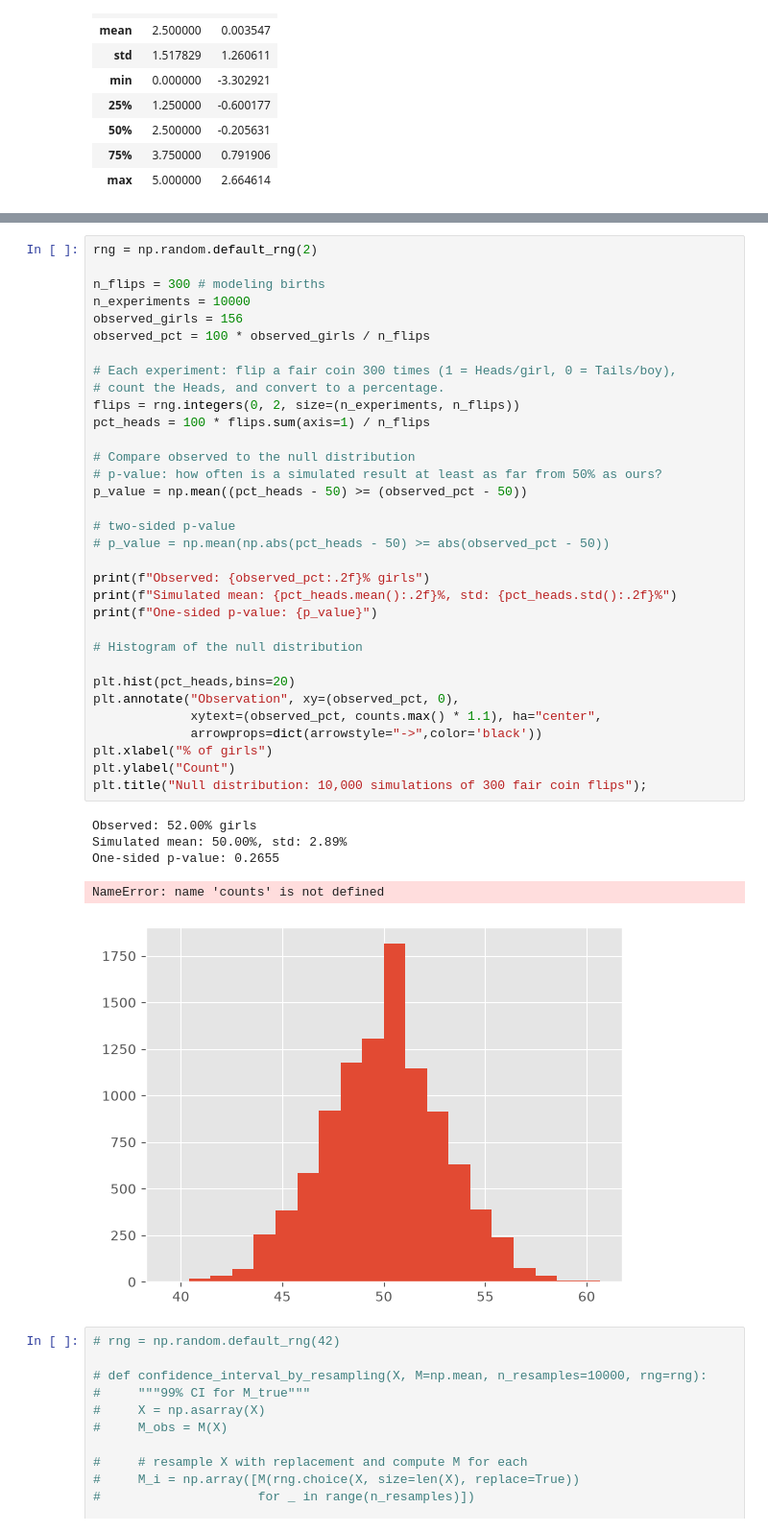
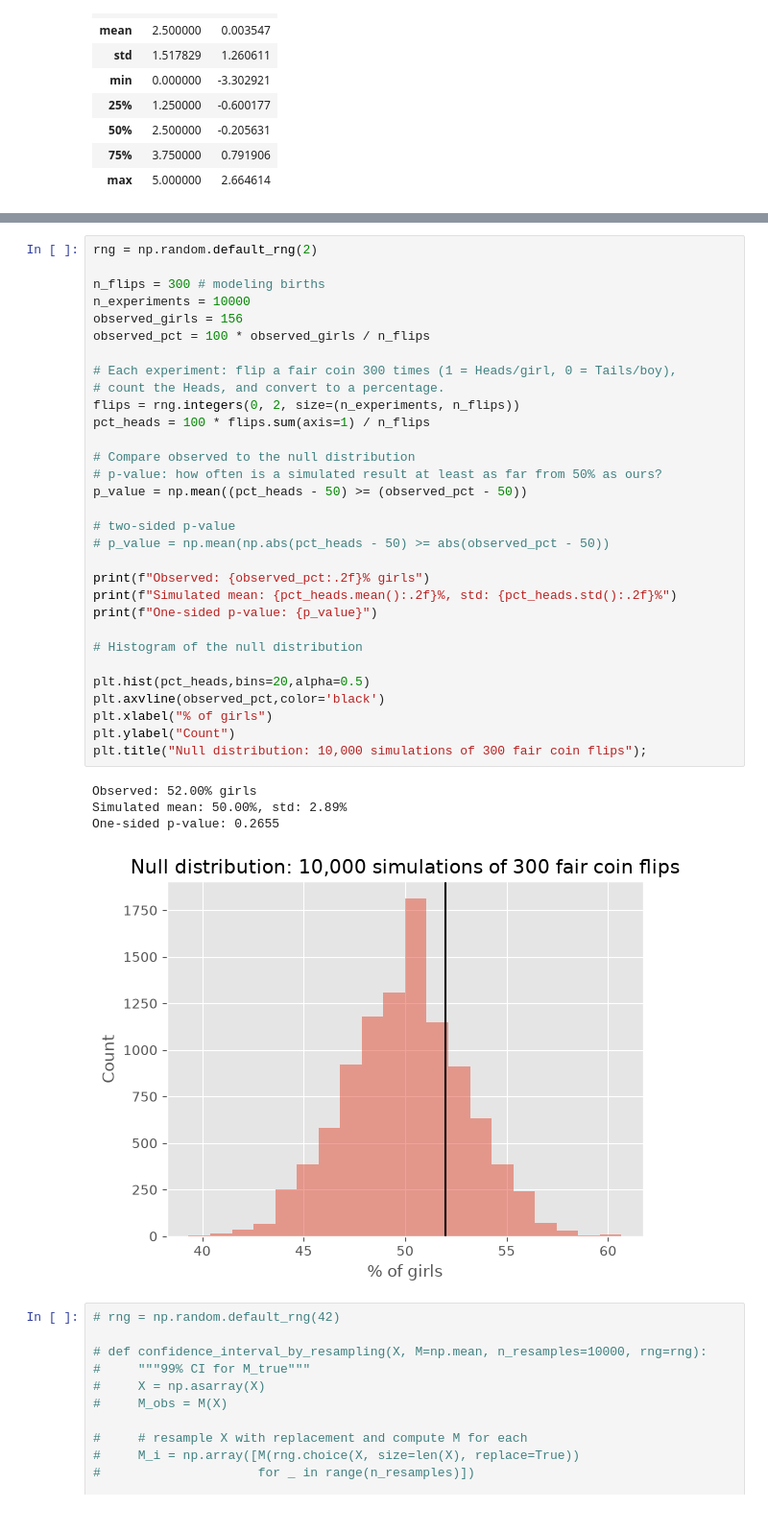
Before and after one commit to arghyadutta/data-analysis, a Jupyter notebook: stat.ipynb, the cells around one changed output, grey strips where cells are left out. Shown at 96% size. Saved outputs shown, nothing was run; the diff lists cells and outputs as text.

```diff
--- a/stat.ipynb
+++ b/stat.ipynb
@@ -418,39 +418,36 @@ rng = np.random.default_rng(2)
 n_flips = 300 # modeling births
 n_experiments = 10000
 observed_girls = 156
 observed_pct = 100 * observed_girls / n_flips
 
 # Each experiment: flip a fair coin 300 times (1 = Heads/girl, 0 = Tails/boy),
 # count the Heads, and convert to a percentage.
 flips = rng.integers(0, 2, size=(n_experiments, n_flips))
 pct_heads = 100 * flips.sum(axis=1) / n_flips
 
 # Compare observed to the null distribution
 # p-value: how often is a simulated result at least as far from 50% as ours?
 p_value = np.mean((pct_heads - 50) >= (observed_pct - 50))
 
 # two-sided p-value
 # p_value = np.mean(np.abs(pct_heads - 50) >= abs(observed_pct - 50))
 
 print(f"Observed: {observed_pct:.2f}% girls")
 print(f"Simulated mean: {pct_heads.mean():.2f}%, std: {pct_heads.std():.2f}%")
 print(f"One-sided p-value: {p_value}")
 
 # Histogram of the null distribution
 
-plt.hist(pct_heads,bins=20)
-plt.annotate("Observation", xy=(observed_pct, 0),
-             xytext=(observed_pct, counts.max() * 1.1), ha="center",
-             arrowprops=dict(arrowstyle="->",color='black'))
+plt.hist(pct_heads,bins=20,alpha=0.5)
+plt.axvline(observed_pct,color='black')
 plt.xlabel("% of girls")
 plt.ylabel("Count")
 plt.title("Null distribution: 10,000 simulations of 300 fair coin flips");
 # %% [output]
 Observed: 52.00% girls
 Simulated mean: 50.00%, std: 2.89%
 One-sided p-value: 0.2655
-NameError: name 'counts' is not defined
-[figure, old version]
+[figure, new version]
 # %%
 # rng = np.random.default_rng(42)
 
```
Also changed, not shown: 1 other file.
